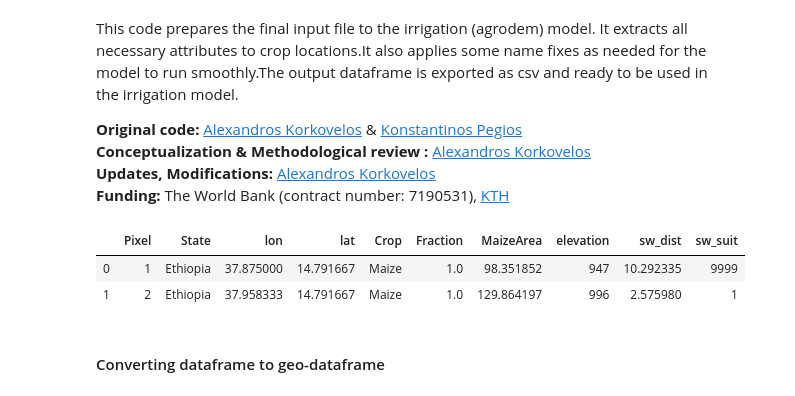
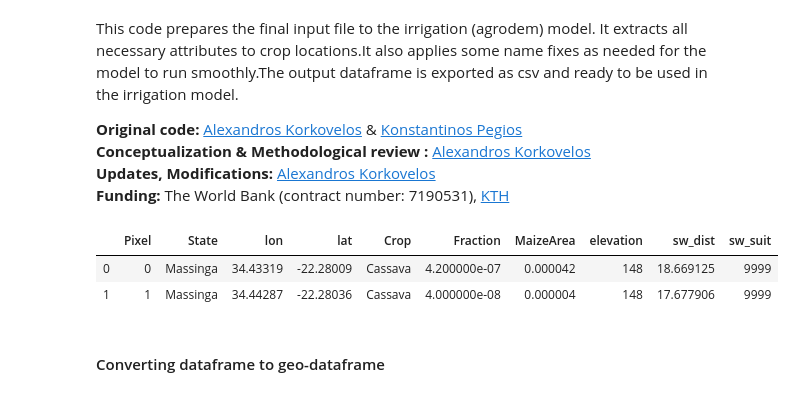
Before and after one commit to akorkovelos/agrodem, a Jupyter notebook: agrodem_preprocessing/Agrodem_Prepping.ipynb, the cells around one changed output. Drawn from its saved outputs; the diff is of its cells as text; code cells hidden in the pictures.

```diff
--- a/agrodem_preprocessing/Agrodem_Prepping.ipynb
+++ b/agrodem_preprocessing/Agrodem_Prepping.ipynb
@@ -39,18 +39,18 @@ from shapely.geometry import Point, Polygon
 # Import data
 
 path = r"N:\Agrodem\Irrigation_model\Output_data\agrodem_input"
-name_of_file = "Maize_Moz_1km_downscaled_SW.csv"
+name_of_file = "Cassava_Moz_1km_2030_SG_downscaled_SW.csv"
 
 # Import csv as pandas dataframe
 crop_df = pd.read_csv(path + "\\" + name_of_file)
 # %%
 # Fill in Nan values with 0
-crop_df.fillna(0,inplace=True)
+crop_df.fillna(99999,inplace=True)
 crop_df.head(2)
 # %% [output]
 |  | Pixel | State | lon | lat | Crop | Fraction | MaizeArea | elevation | sw_dist | sw_suit |
-| 0 | 1 | Ethiopia | 37.875000 | 14.791667 | Maize | 1.0 | 98.351852 | 947 | 10.292335 | 9999 |
-| 1 | 2 | Ethiopia | 37.958333 | 14.791667 | Maize | 1.0 | 129.864197 | 996 | 2.575980 | 1 |
+| 0 | 0 | Massinga | 34.43319 | -22.28009 | Cassava | 4.200000e-07 | 0.000042 | 148 | 18.669125 | 9999 |
+| 1 | 1 | Massinga | 34.44287 | -22.28036 | Cassava | 4.000000e-08 | 0.000004 | 148 | 17.677906 | 9999 |
 # %% [markdown]
 #### Converting dataframe to geo-dataframe
 # %%
```
Also changed, not shown: parts of 5 cells of this notebook, 4 other files.
